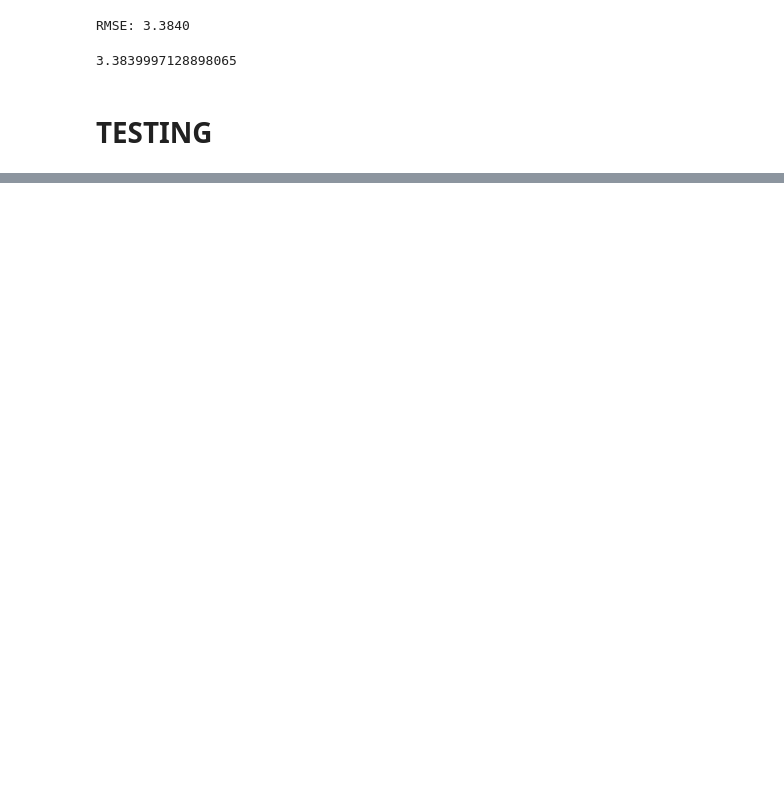
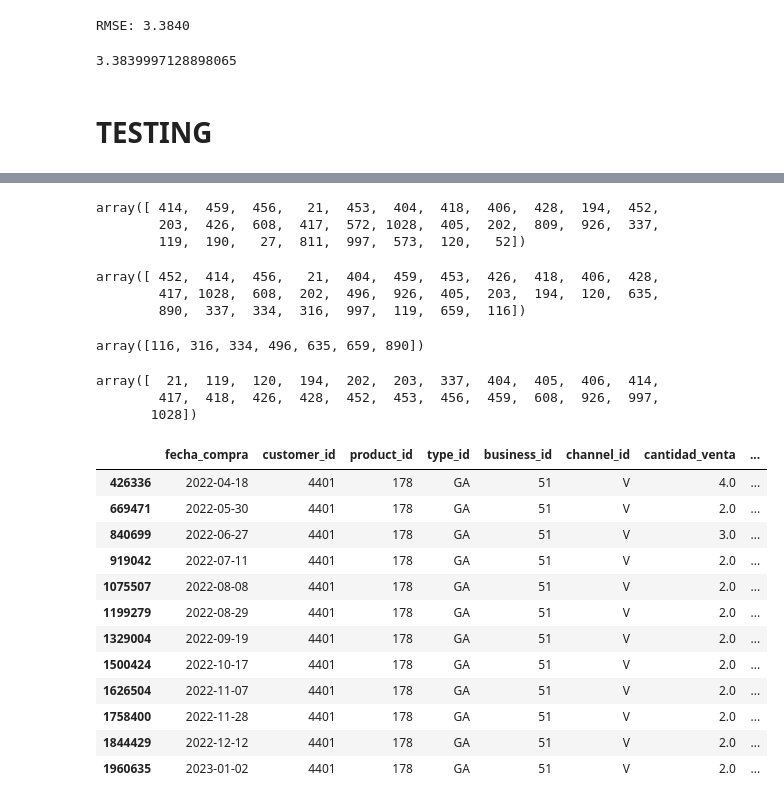
Before and after one commit to SolanoJason/alicor, a Jupyter notebook: kde.ipynb, the cells around one changed output, grey strips where cells are left out. Drawn from its saved outputs; the diff is of its cells as text; code cells hidden in the pictures; blank space fills up the shorter version.

```diff
--- a/kde.ipynb
+++ b/kde.ipynb
@@ -309,3 +622,25 @@ NameError: name 'test' is not defined
+# %%
+get_kde_recomendados(1, test_fecha_min, test_fecha_max)
+# %% [output]
+array([ 414,  459,  456,   21,  453,  404,  418,  406,  428,  194,  452,
+        203,  426,  608,  417,  572, 1028,  405,  202,  809,  926,  337,
+        119,  190,   27,  811,  997,  573,  120,   52])
+# %%
+get_user_top_n_2(1)
+# %% [output]
+array([ 452,  414,  456,   21,  404,  459,  453,  426,  418,  406,  428,
+        417, 1028,  608,  202,  496,  926,  405,  203,  194,  120,  635,
+        890,  337,  334,  316,  997,  119,  659,  116])
+# %%
+np.setdiff1d(get_user_top_n_2(1),get_kde_recomendados(1, test_fecha_min, test_fecha_max) )
+# %% [output]
+array([116, 316, 334, 496, 635, 659, 890])
+# %%
+np.intersect1d(get_kde_recomendados(1, test_fecha_min, test_fecha_max), get_user_top_n_2(1))
+# %% [output]
+array([  21,  119,  120,  194,  202,  203,  337,  404,  405,  406,  414,
+        417,  418,  426,  428,  452,  453,  456,  459,  608,  926,  997,
+       1028])
 # %%
 submission.drop(index=[1,2,3,4,5], inplace=True)
 # %%
@@ -313,2 +648,18 @@ for uid in customers.index.astype('str').sort_values().astype('int64')[:5]:
     recomendados = get_kde_recomendados(uid, test_fecha_min, test_fecha_max)
     submission.at[uid, 'product_id'] = ' '.join(map(str, recomendados))
+# %%
+train[train.customer_id == 4401]
+# %% [output]
+|  | fecha_compra | customer_id | product_id | type_id | business_id | channel_id | cantidad_venta | ... |
+| 426336 | 2022-04-18 | 4401 | 178 | GA | 51 | V | 4.0 | ... |
+| 669471 | 2022-05-30 | 4401 | 178 | GA | 51 | V | 2.0 | ... |
+| 840699 | 2022-06-27 | 4401 | 178 | GA | 51 | V | 3.0 | ... |
+| 919042 | 2022-07-11 | 4401 | 178 | GA | 51 | V | 2.0 | ... |
+| 1075507 | 2022-08-08 | 4401 | 178 | GA | 51 | V | 2.0 | ... |
+| 1199279 | 2022-08-29 | 4401 | 178 | GA | 51 | V | 2.0 | ... |
+| 1329004 | 2022-09-19 | 4401 | 178 | GA | 51 | V | 2.0 | ... |
+| 1500424 | 2022-10-17 | 4401 | 178 | GA | 51 | V | 2.0 | ... |
+| 1626504 | 2022-11-07 | 4401 | 178 | GA | 51 | V | 2.0 | ... |
+| 1758400 | 2022-11-28 | 4401 | 178 | GA | 51 | V | 2.0 | ... |
+| 1844429 | 2022-12-12 | 4401 | 178 | GA | 51 | V | 2.0 | ... |
+| 1960635 | 2023-01-02 | 4401 | 178 | GA | 51 | V | 2.0 | ... |
```
Also changed, not shown: parts of 32 cells of this notebook.
